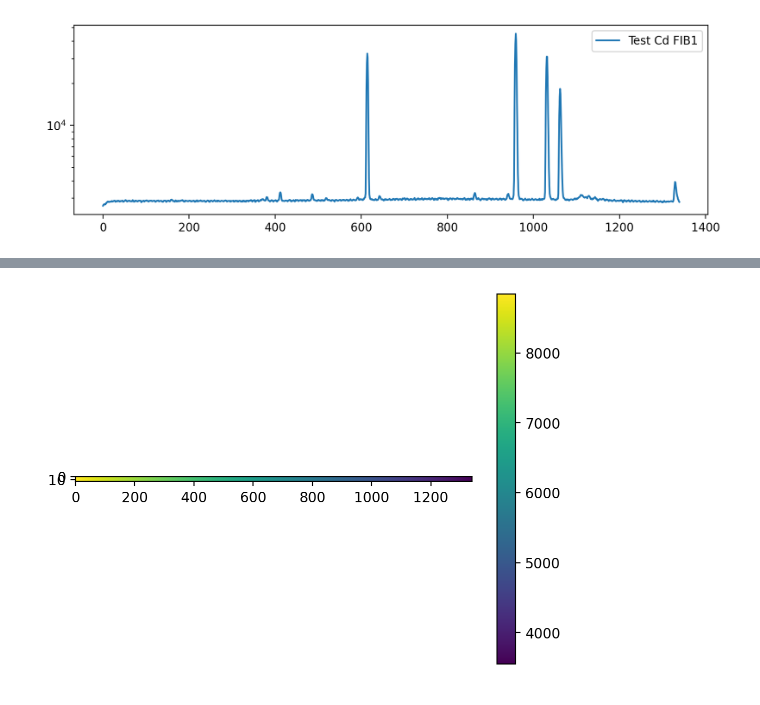
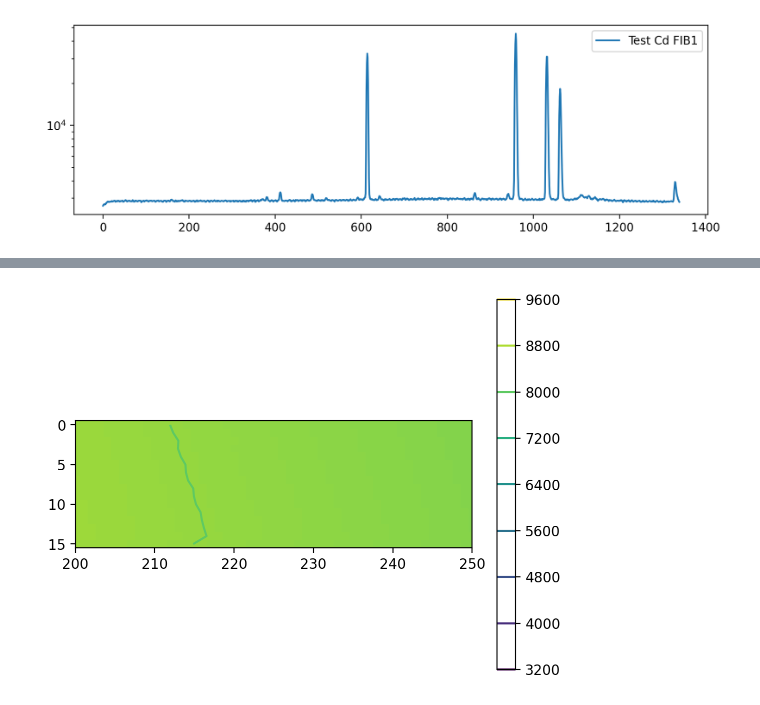
Before and after one commit to hbahk/kspecdr, a Jupyter notebook: notebooks/test_arc_20251224.ipynb, the cells around one changed output, grey strips where cells are left out. Drawn from its saved outputs; the diff is of its cells as text; code cells hidden in the pictures.

```diff
--- a/notebooks/test_arc_20251224.ipynb
+++ b/notebooks/test_arc_20251224.ipynb
@@ -1923,6 +1923,8 @@ No.    Name      Ver    Type      Cards   Dimensions   Format
 # %%
 plt.imshow(hdul_hg[2].data)
+plt.contour(hdul_hg[2].data)
+plt.xlim(200,250)
 plt.colorbar()
 plt.show()
 # %% [output]
-[figure, old version]
+[figure, new version]
```
Also changed, not shown: parts of 8 cells of this notebook, 1 other file.
